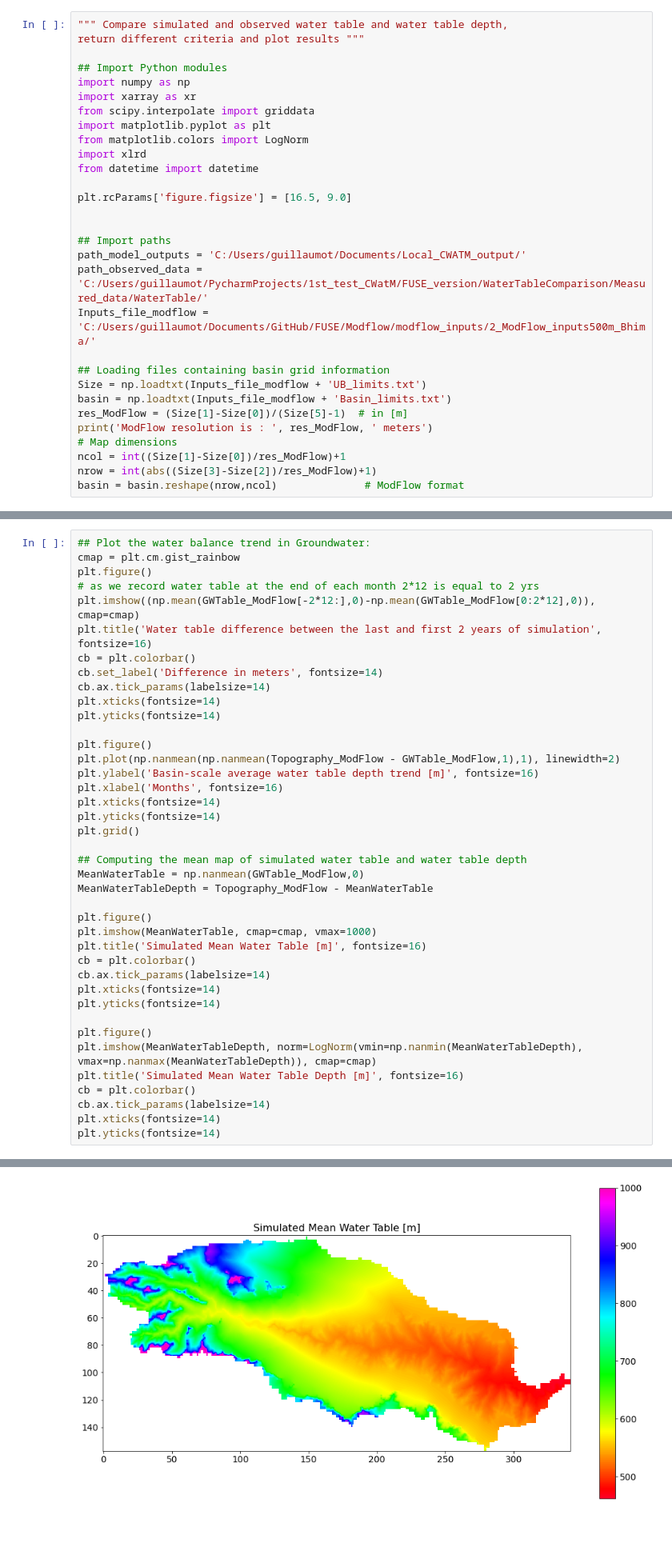
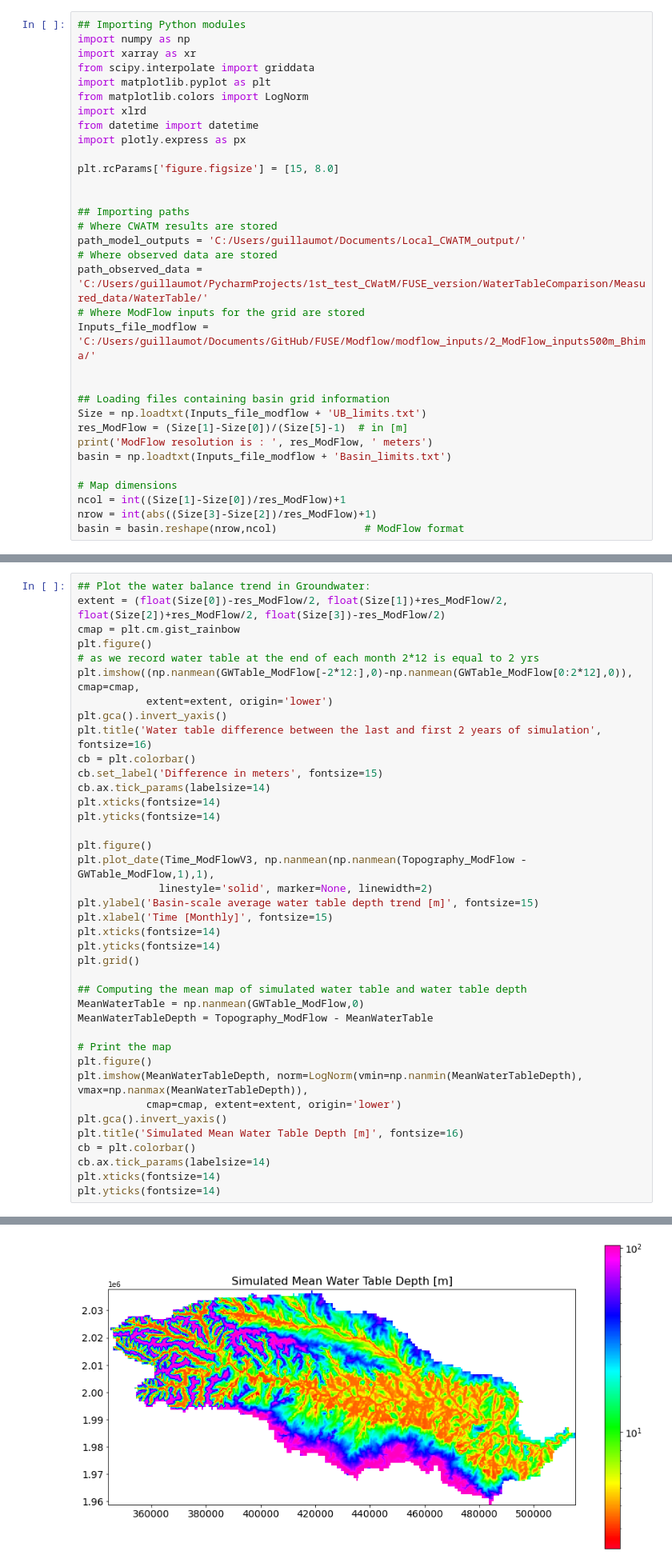
Before and after one commit to mikhailsmilovic/FUSE, a Jupyter notebook: Jupyter notebooks/4_GW.ipynb, the cells around one changed output, grey strips where cells are left out. Shown at 80% size. Saved outputs shown, nothing was run; the diff lists cells and outputs as text; blank space fills up the shorter version.

Commit message:
make the figures prettier for GW extraction
Created a new plots, imshow, and removed some useless plots

```diff
--- a/Jupyter notebooks/4_GW.ipynb
+++ b/Jupyter notebooks/4_GW.ipynb
@@ -1,8 +4,5 @@
 # %%
-""" Compare simulated and observed water table and water table depth,
-return different criteria and plot results """
-
-## Import Python modules
+## Importing Python modules
 import numpy as np
 import xarray as xr
 from scipy.interpolate import griddata
@@ -10,20 +10,26 @@ import matplotlib.pyplot as plt
 from matplotlib.colors import LogNorm
 import xlrd
 from datetime import datetime
+import plotly.express as px
 
-plt.rcParams['figure.figsize'] = [16.5, 9.0]
+plt.rcParams['figure.figsize'] = [15, 8.0]
 
 
-## Import paths
+## Importing paths
+# Where CWATM results are stored
 path_model_outputs = 'C:/Users/guillaumot/Documents/Local_CWATM_output/'
+# Where observed data are stored
 path_observed_data = 'C:/Users/guillaumot/PycharmProjects/1st_test_CWatM/FUSE_version/WaterTableComparison/Measured_data/WaterTable/'
+# Where ModFlow inputs for the grid are stored
 Inputs_file_modflow = 'C:/Users/guillaumot/Documents/GitHub/FUSE/Modflow/modflow_inputs/2_ModFlow_inputs500m_Bhima/'
+
 
 ## Loading files containing basin grid information
 Size = np.loadtxt(Inputs_file_modflow + 'UB_limits.txt')
-basin = np.loadtxt(Inputs_file_modflow + 'Basin_limits.txt')
 res_ModFlow = (Size[1]-Size[0])/(Size[5]-1)  # in [m]
 print('ModFlow resolution is : ', res_ModFlow, ' meters')
+basin = np.loadtxt(Inputs_file_modflow + 'Basin_limits.txt')
+
 # Map dimensions
 ncol = int((Size[1]-Size[0])/res_ModFlow)+1
 nrow = int(abs((Size[3]-Size[2])/res_ModFlow)+1)
@@ -52,20 +62,24 @@ Topography_ModFlow = Top.reshape(nrow,ncol) + Soil_thickness # We need to add so
 # %%
 ## Plot the water balance trend in Groundwater:
+extent = (float(Size[0])-res_ModFlow/2, float(Size[1])+res_ModFlow/2, float(Size[2])+res_ModFlow/2, float(Size[3])-res_ModFlow/2)
 cmap = plt.cm.gist_rainbow
 plt.figure()
 # as we record water table at the end of each month 2*12 is equal to 2 yrs
-plt.imshow((np.mean(GWTable_ModFlow[-2*12:],0)-np.mean(GWTable_ModFlow[0:2*12],0)), cmap=cmap)
+plt.imshow((np.nanmean(GWTable_ModFlow[-2*12:],0)-np.nanmean(GWTable_ModFlow[0:2*12],0)), cmap=cmap,
+           extent=extent, origin='lower')
+plt.gca().invert_yaxis()
 plt.title('Water table difference between the last and first 2 years of simulation', fontsize=16)
 cb = plt.colorbar()
-cb.set_label('Difference in meters', fontsize=14)
+cb.set_label('Difference in meters', fontsize=15)
 cb.ax.tick_params(labelsize=14)
 plt.xticks(fontsize=14)
 plt.yticks(fontsize=14)
 
 plt.figure()
-plt.plot(np.nanmean(np.nanmean(Topography_ModFlow - GWTable_ModFlow,1),1), linewidth=2)
-plt.ylabel('Basin-scale average water table depth trend [m]', fontsize=16)
-plt.xlabel('Months', fontsize=16)
+plt.plot_date(Time_ModFlowV3, np.nanmean(np.nanmean(Topography_ModFlow - GWTable_ModFlow,1),1),
+             linestyle='solid', marker=None, linewidth=2)
+plt.ylabel('Basin-scale average water table depth trend [m]', fontsize=15)
+plt.xlabel('Time [Monthly]', fontsize=15)
 plt.xticks(fontsize=14)
 plt.yticks(fontsize=14)
 plt.grid()
@@ -74,16 +88,11 @@ plt.grid()
 MeanWaterTable = np.nanmean(GWTable_ModFlow,0)
 MeanWaterTableDepth = Topography_ModFlow - MeanWaterTable
 
+# Print the map
 plt.figure()
-plt.imshow(MeanWaterTable, cmap=cmap, vmax=1000)
-plt.title('Simulated Mean Water Table [m]', fontsize=16)
-cb = plt.colorbar()
-cb.ax.tick_params(labelsize=14)
-plt.xticks(fontsize=14)
-plt.yticks(fontsize=14)
-
-plt.figure()
-plt.imshow(MeanWaterTableDepth, norm=LogNorm(vmin=np.nanmin(MeanWaterTableDepth), vmax=np.nanmax(MeanWaterTableDepth)), cmap=cmap)
+plt.imshow(MeanWaterTableDepth, norm=LogNorm(vmin=np.nanmin(MeanWaterTableDepth), vmax=np.nanmax(MeanWaterTableDepth)),
+           cmap=cmap, extent=extent, origin='lower')
+plt.gca().invert_yaxis()
 plt.title('Simulated Mean Water Table Depth [m]', fontsize=16)
 cb = plt.colorbar()
 cb.ax.tick_params(labelsize=14)
@@ -97 +115 @@ plt.yticks(fontsize=14)
-[figure, old version]
+[figure, new version]
```
Also changed, not shown: parts of 14 cells of this notebook, 4 other files.
